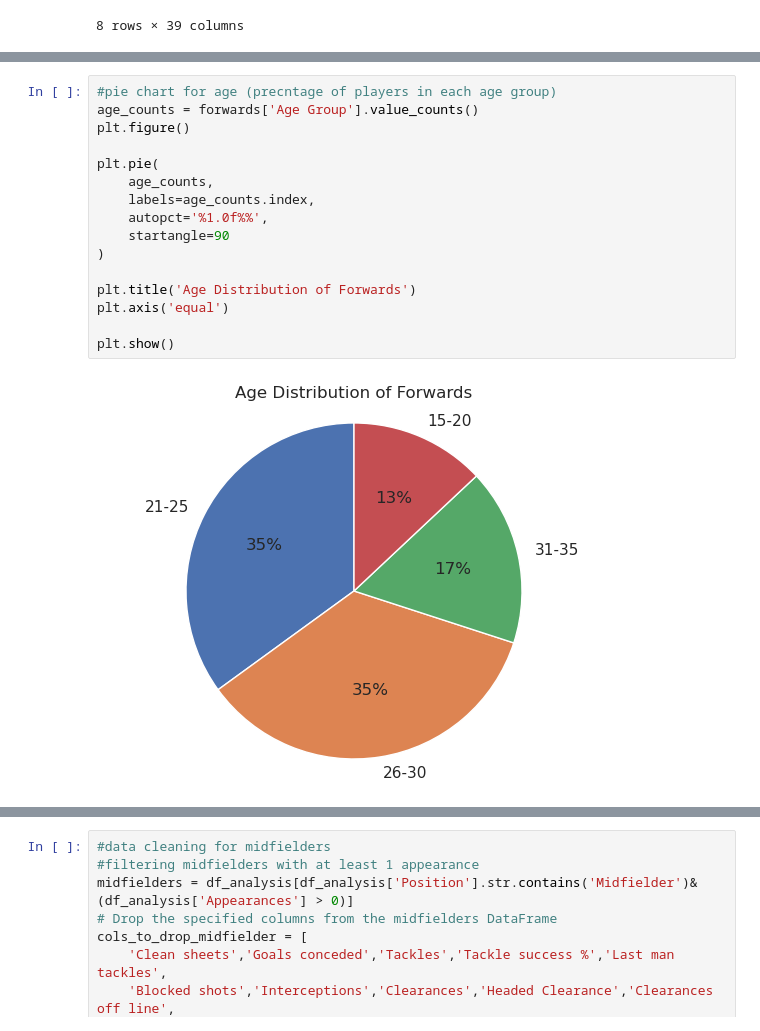
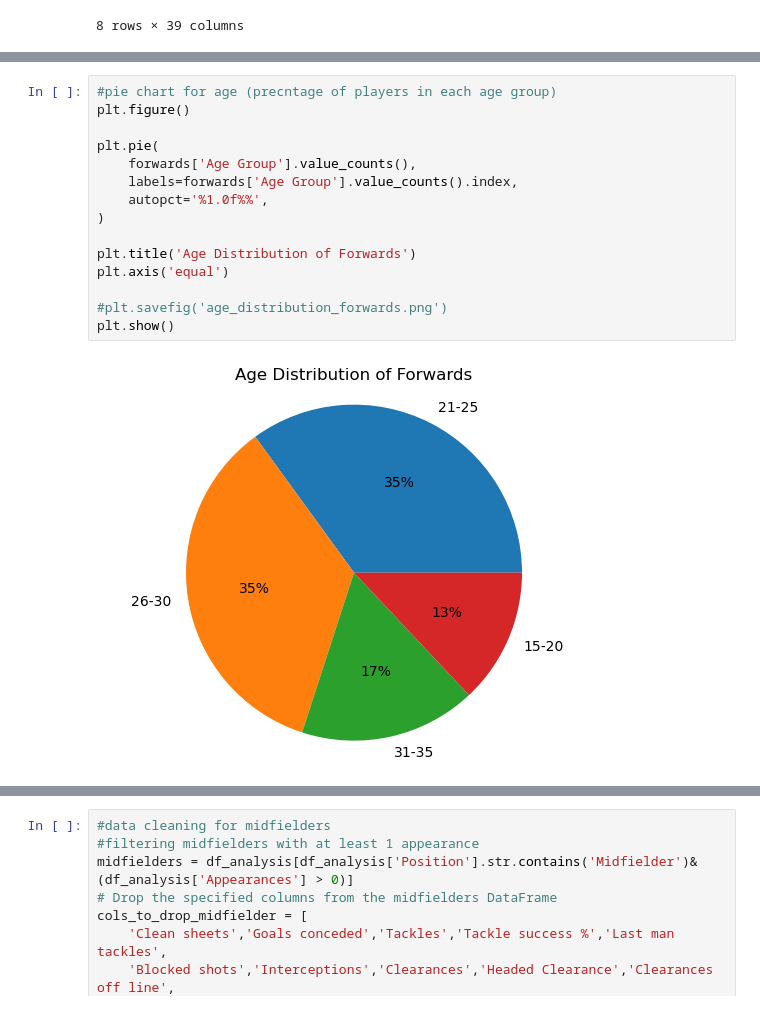
Before and after one commit to Saifeelkapanee/FootBall, a Jupyter notebook: DataAnalysis.ipynb, the cells around one changed output, grey strips where cells are left out. Drawn from its saved outputs; the diff is of its cells as text.

```diff
--- a/DataAnalysis.ipynb
+++ b/DataAnalysis.ipynb
@@ -245,18 +268,17 @@ plt.show()
 # %%
 #pie chart for age (precntage of players in each age group)
-age_counts = forwards['Age Group'].value_counts()
 plt.figure()
 
 plt.pie(
-    age_counts,
-    labels=age_counts.index,
+    forwards['Age Group'].value_counts(),
+    labels=forwards['Age Group'].value_counts().index,
     autopct='%1.0f%%',
-    startangle=90
 )
 
 plt.title('Age Distribution of Forwards')
 plt.axis('equal')
 
+#plt.savefig('age_distribution_forwards.png')
 plt.show()
 # %% [output]
-[figure, old version]
+[figure, new version]
```
Also changed, not shown: parts of 36 cells of this notebook, 10 other files.
